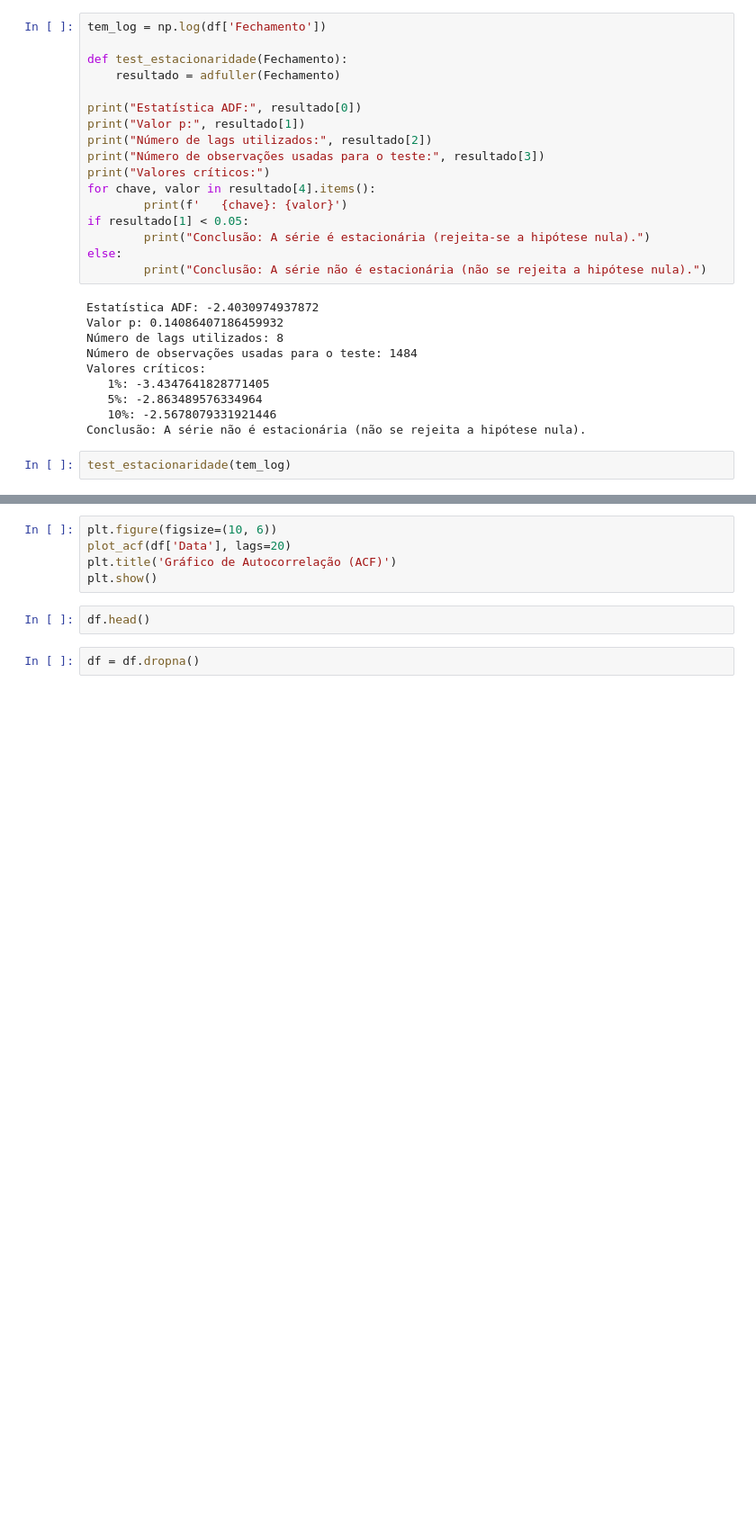
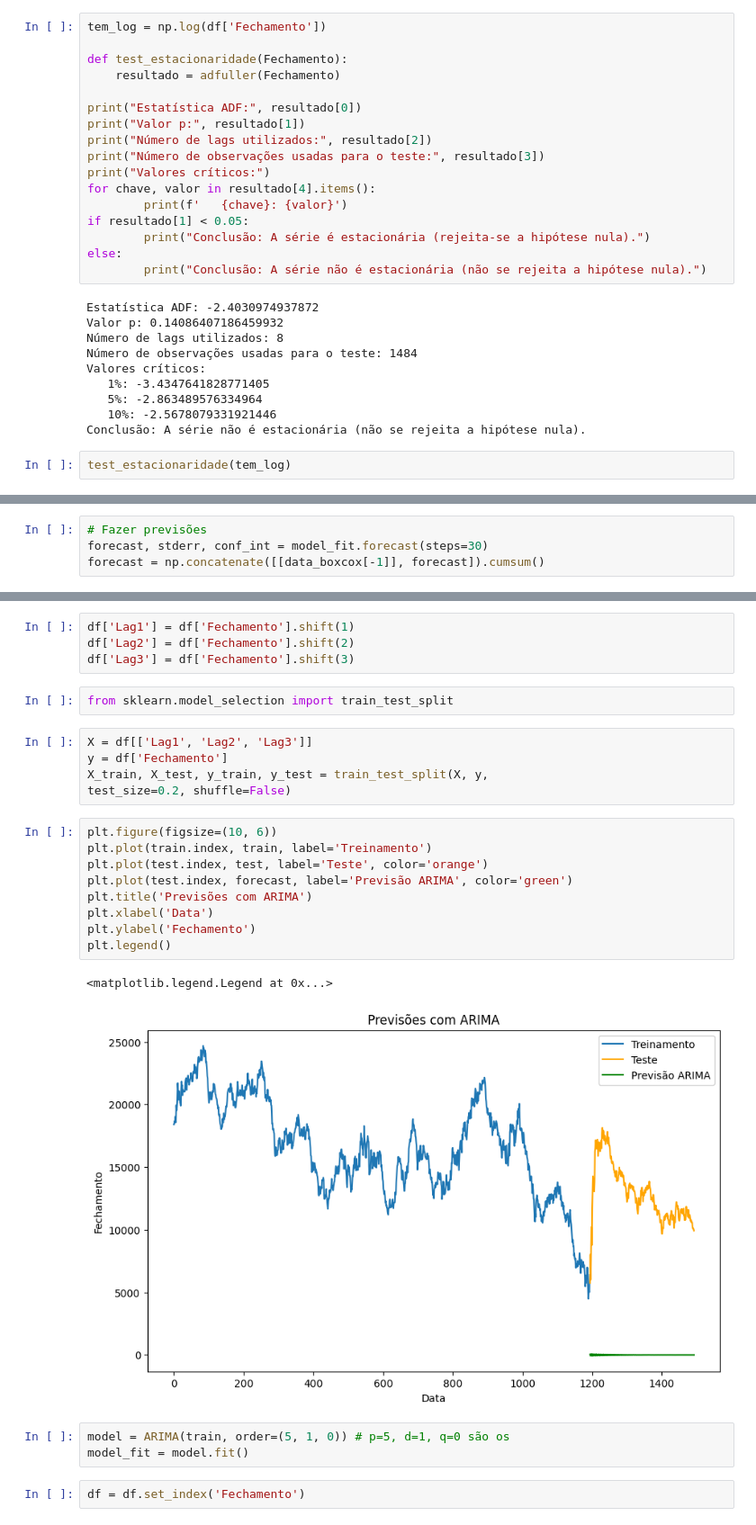
Before and after one commit to SuzanaKstro/Desafio-Fiap, a Jupyter notebook: Untitled24.ipynb, the cells around one changed output, grey strips where cells are left out. Shown at 90% size. Saved outputs shown, nothing was run; the diff lists cells and outputs as text; blank space fills up the shorter version.

```diff
--- a/Untitled24.ipynb
+++ b/Untitled24.ipynb
@@ -400,0 +421,4 @@ test_estacionaridade(tem_log)
+# %%
+# Fazer previsões
+forecast, stderr, conf_int = model_fit.forecast(steps=30)
+forecast = np.concatenate([[data_boxcox[-1]], forecast]).cumsum()
@@ -413,9 +435,28 @@ df = pd.DataFrame(data, columns=['Data'], index=time)
-# %%
-plt.figure(figsize=(10, 6))
-plot_acf(df['Data'], lags=20)
-plt.title('Gráfico de Autocorrelação (ACF)')
-plt.show()
-# %%
-df.head()
+# %%
+df['Lag1'] = df['Fechamento'].shift(1)
+df['Lag2'] = df['Fechamento'].shift(2)
+df['Lag3'] = df['Fechamento'].shift(3)
+# %%
+from sklearn.model_selection import train_test_split
+# %%
+X = df[['Lag1', 'Lag2', 'Lag3']]
+y = df['Fechamento']
+X_train, X_test, y_train, y_test = train_test_split(X, y,
+test_size=0.2, shuffle=False)
+# %%
+plt.figure(figsize=(10, 6))
+plt.plot(train.index, train, label='Treinamento')
+plt.plot(test.index, test, label='Teste', color='orange')
+plt.plot(test.index, forecast, label='Previsão ARIMA', color='green')
+plt.title('Previsões com ARIMA')
+plt.xlabel('Data')
+plt.ylabel('Fechamento')
+plt.legend()
+# %% [output]
+<matplotlib.legend.Legend at 0x...>
+[figure, added]
+# %%
+model = ARIMA(train, order=(5, 1, 0)) # p=5, d=1, q=0 são os
+model_fit = model.fit()
 # %%
-df = df.dropna()
+df = df.set_index('Fechamento')
```
Also changed, not shown: parts of 30 cells of this notebook.
